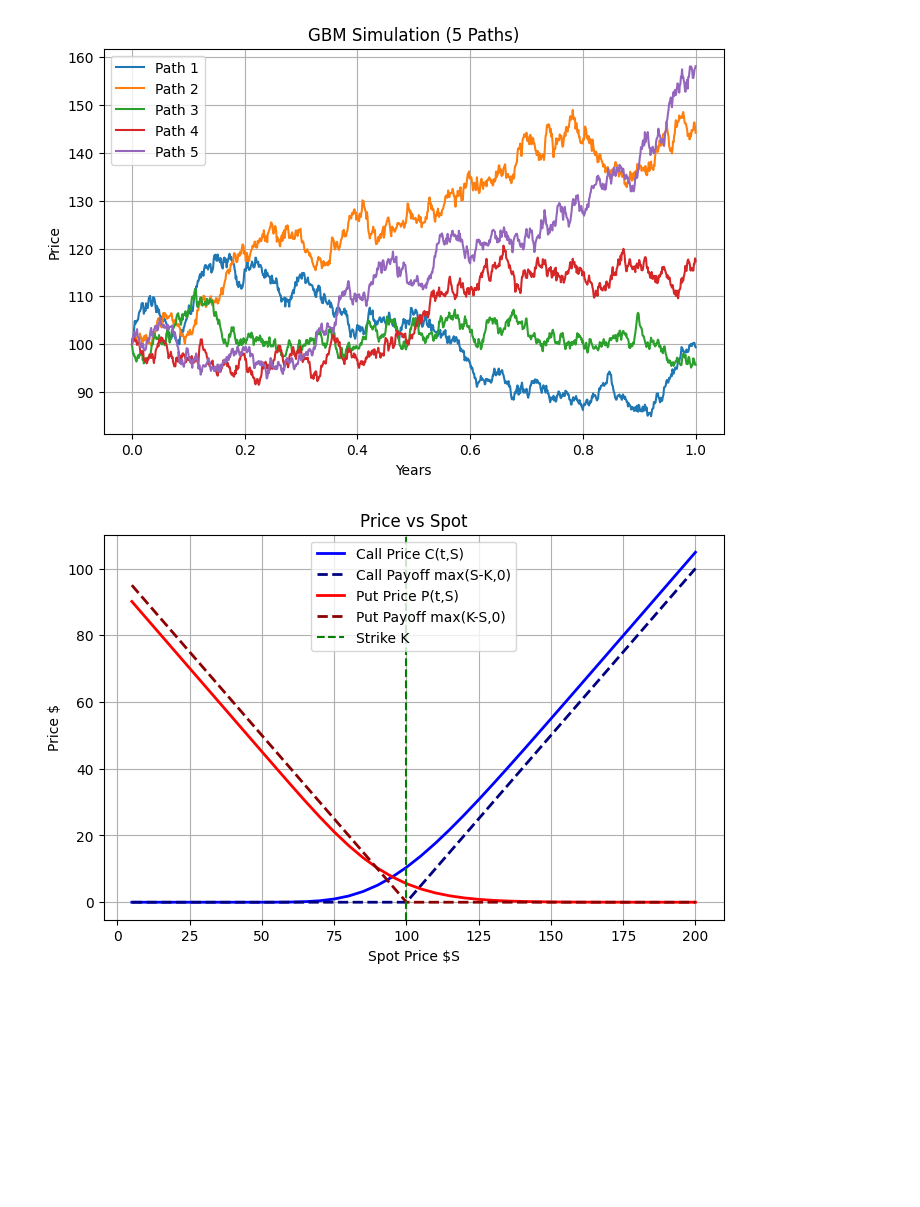
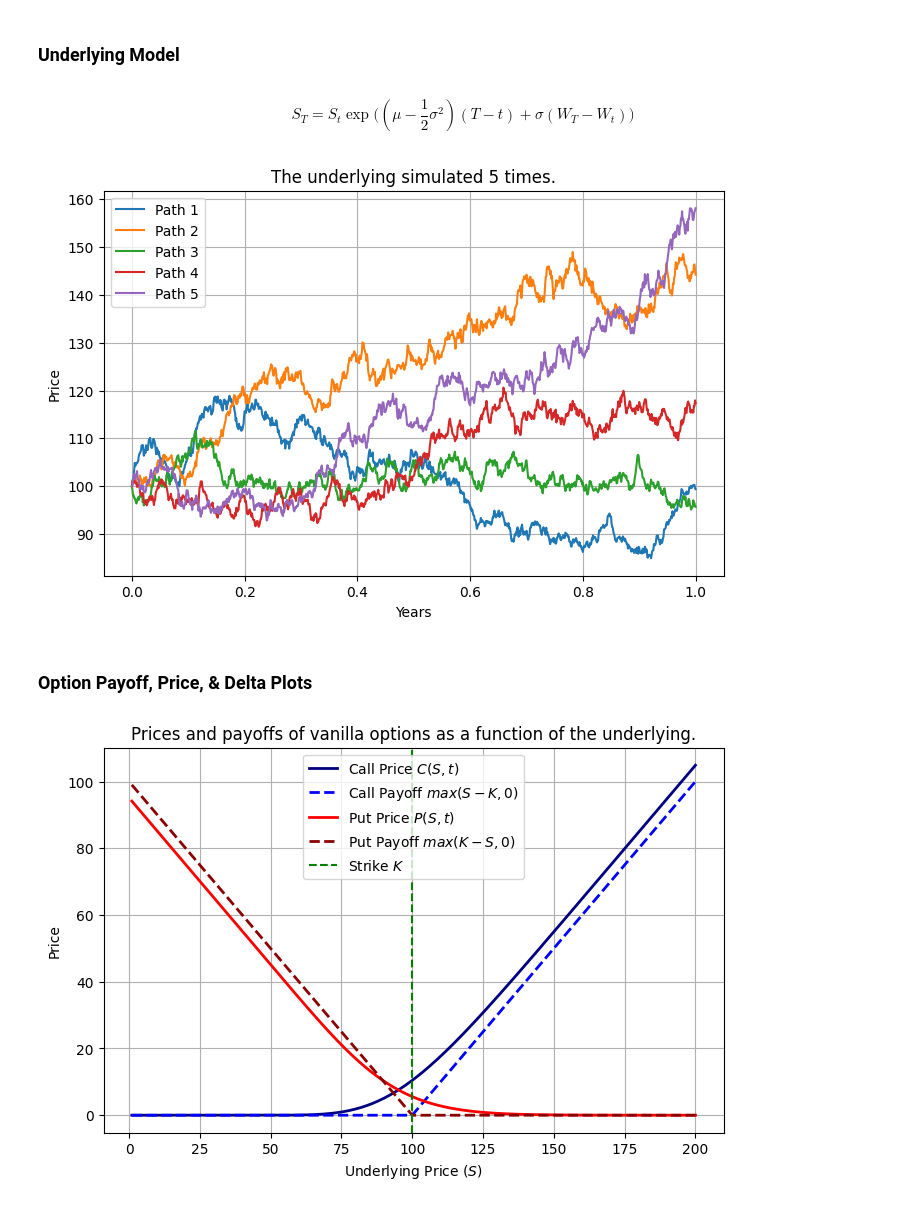
Before and after one commit to Richard1Dev/black-scholes-model-implementation, a Jupyter notebook: notebooks/results.ipynb, the cells around one changed output. Saved outputs shown, nothing was run; the diff lists cells and outputs as text; code cells hidden in the pictures; blank space fills up the shorter version.

```diff
--- a/notebooks/results.ipynb
+++ b/notebooks/results.ipynb
@@ -9,6 +13,7 @@ import numpy as np
 import matplotlib.pyplot as plt
 
 np.random.seed(0)
+save_figures = True
 # %%
 from option import CallOption, PutOption
 from underlying import GeometricBrownianMotion
@@ -30,37 +30,56 @@ underlying = GeometricBrownianMotion(spot, drift, sigma)
+# %% [markdown]
+### Underlying Model
+# %% [markdown]
+$$
+S_T = S_t \exp \Big( (\mu - \frac{1}{2} \sigma^2)(T-t) + \sigma (W_T - W_t) \Big)
+$$
 # %%
 mesh = 1/1000
 runs = 5
 
-paths = underlying.simulate(maturity, runs, mesh)
+asset = GeometricBrownianMotion(spot, drift, sigma)
 
-time_grid = np.linspace(0, maturity, len(paths[0]))
+paths = asset.simulate(maturity, runs, mesh)
+time_axis = np.linspace(0, maturity, len(paths[0]))
+
 plt.figure(figsize=(8,5))
-for i in range(runs):
-    plt.plot(time_grid, paths[i], label=f'Path {i+1}')
+for j in range(runs):
+    plt.plot(time_axis, paths[j], label=f"Path {j+1}")
 
-plt.title(f'GBM Simulation ({runs} Paths)')
-plt.xlabel('Years')
-plt.ylabel('Price')
+plt.title(f"The underlying simulated {runs} times.")
+plt.xlabel("Years")
+plt.ylabel("Price")
 plt.legend()
 plt.grid(True)
+if save_figures:
+    plt.savefig('../figures/gbm_samples.png')
 # %% [output]
-[figure, old version]
+[figure, new version]
+# %% [markdown]
+### Option Payoff, Price, & Delta Plots
+# %%
+start = 1
+end = 200
+n_pts = ((end - start) // start) + 1
+spot_axis = np.linspace(start, end, n_pts)
 # %%
 call = CallOption(strike, maturity)
 put = PutOption(strike, maturity)
 
 plt.figure(figsize=(8,5))
-plt.plot(x_axis, call.price(x_axis, 0, rate, sigma), color='blue', label='Call Price C(t,S)', linewidth=2)
-plt.plot(x_axis, call.payoff(x_axis), '--', color='navy', label='Call Payoff max(S-K,0)', linewidth=2)
-plt.plot(x_axis, put.price(x_axis, 0, rate, sigma), color='red', label='Put Price P(t,S)', linewidth=2)
-plt.plot(x_axis, put.payoff(x_axis), '--', color='darkred', label='Put Payoff max(K-S,0)', linewidth=2)
-plt.axvline(strike, color='green', linestyle='--', label='Strike K')
-plt.xlabel('Spot Price $S')
-plt.ylabel('Price $')
-plt.title('Price vs Spot')
+plt.plot(spot_axis, call.price(spot_axis, 0, rate, sigma), color='navy', label=r"Call Price $C(S,t)$", linewidth=2)
+plt.plot(spot_axis, call.payoff(spot_axis), '--', color='blue', label=r"Call Payoff $max(S-K,0)$", linewidth=2)
+plt.plot(spot_axis, put.price(spot_axis, 0, rate, sigma), color='red', label=r"Put Price $P(S,t)$", linewidth=2)
+plt.plot(spot_axis, put.payoff(spot_axis), '--', color='darkred', label=r"Put Payoff $max(K-S,0)$", linewidth=2)
+plt.axvline(strike, color='green', linestyle='--', label=r"Strike $K$")
+plt.xlabel(r"Underlying Price ($S$)")
+plt.ylabel("Price")
+plt.title("Prices and payoffs of vanilla options as a function of the underlying.")
 plt.legend()
 plt.grid(True)
+if save_figures:
+    plt.savefig('../figures/put_call.png')
 # %% [output]
-[figure, old version]
+[figure, new version]
 # %%
 plt.figure(figsize=(8,5))
```
Also changed, not shown: parts of 24 cells of this notebook, 12 other files.
